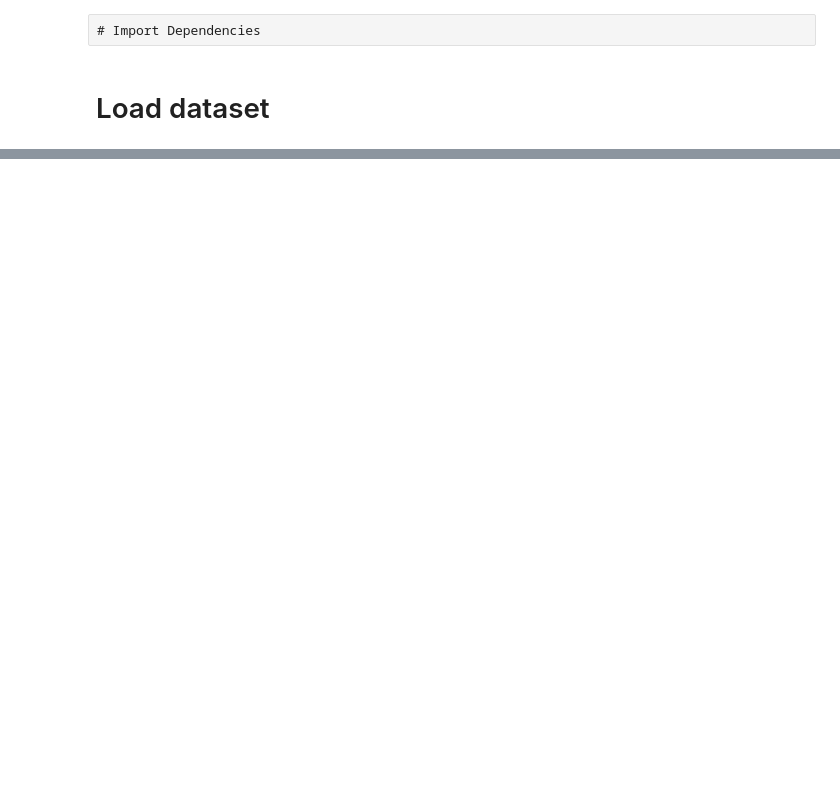
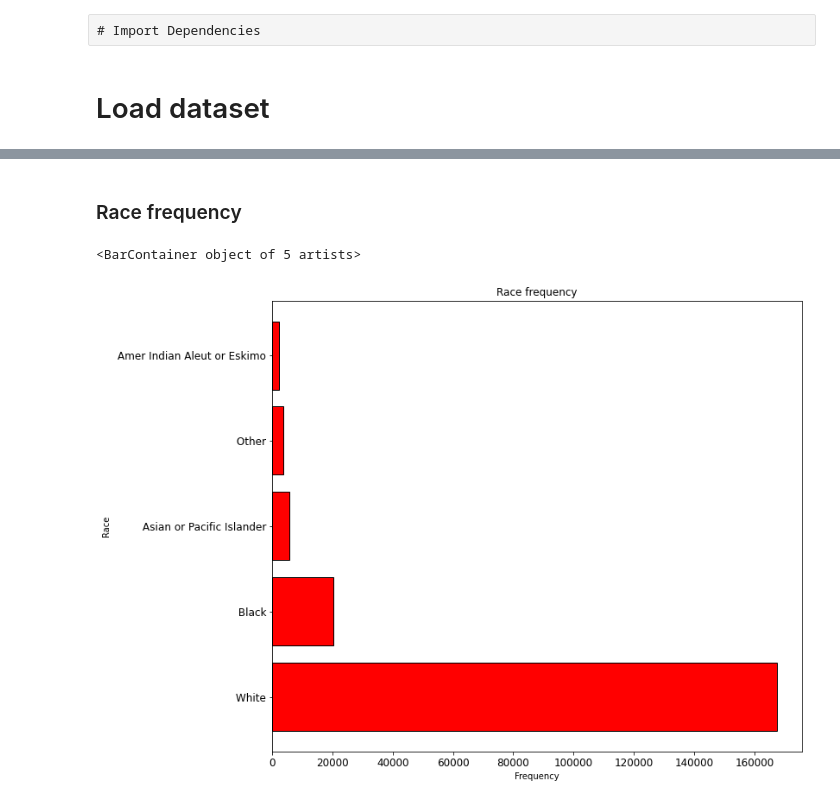
Before and after one commit to FlorianMold/fh-data-science, a Jupyter notebook: census-income.ipynb, the cells around one changed output, grey strips where cells are left out. Cells and saved outputs as stored; diff of their text form; code cells hidden in the pictures; blank space fills up the shorter version.

```diff
--- a/census-income.ipynb
+++ b/census-income.ipynb
@@ -25,0 +154,19 @@ census_income.head()
+# %% [markdown]
+### Race frequency
+# %%
+fig = plt.figure(figsize=(11, 10))
+fig.subplots_adjust(top=0.85, wspace=0.3)
+
+ax = fig.add_subplot(1, 1, 1)
+ax.set_title("Race frequency")
+ax.set_ylabel('Race')
+ax.set_xlabel('Frequency')
+
+race = census_income['race'].value_counts()
+race = (list(race.index), list(race.values))
+
+ax.tick_params(axis='both', which='major', labelsize=12)
+ax.barh(race[0], race[1], color='red', edgecolor='black', linewidth=1)
+# %% [output]
+<BarContainer object of 5 artists>
+[figure, added]
```
Also changed, not shown: parts of 31 cells of this notebook, 3 other files.
